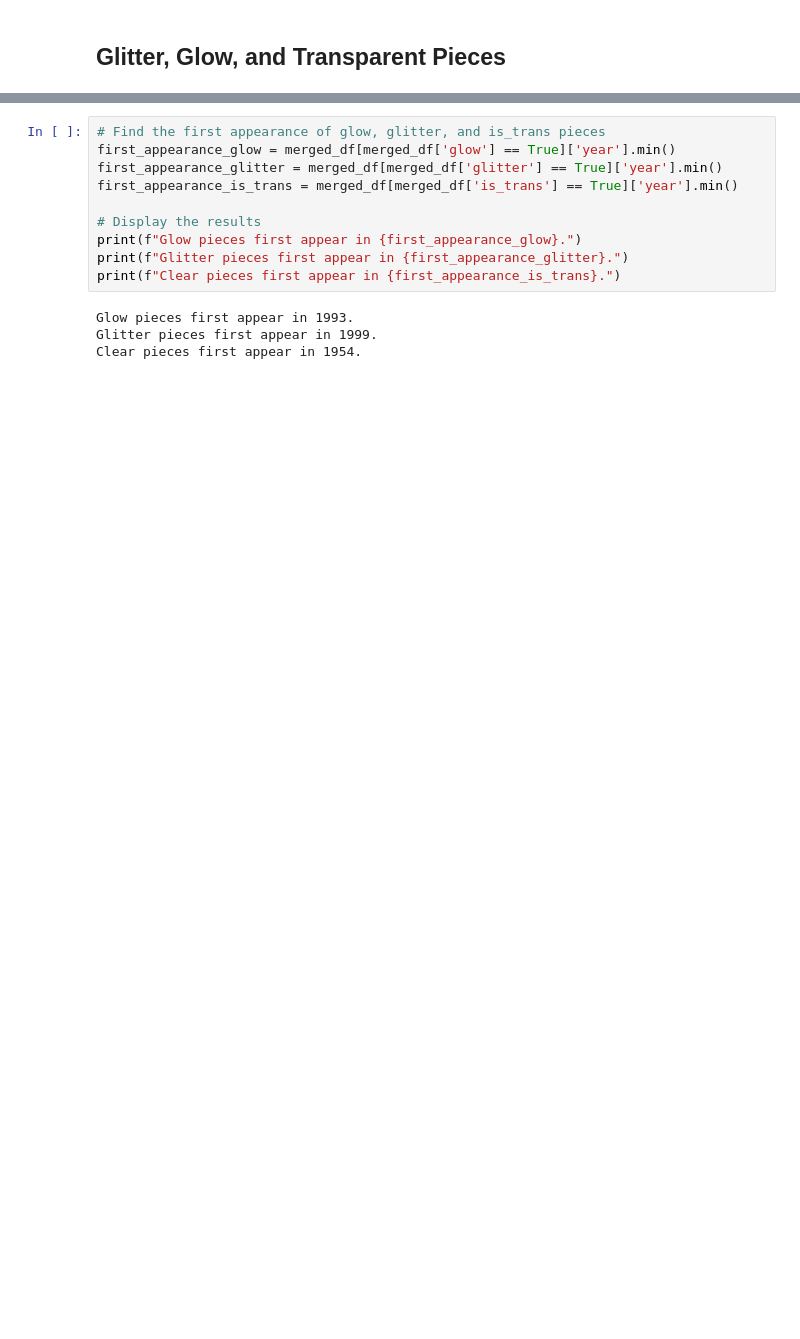
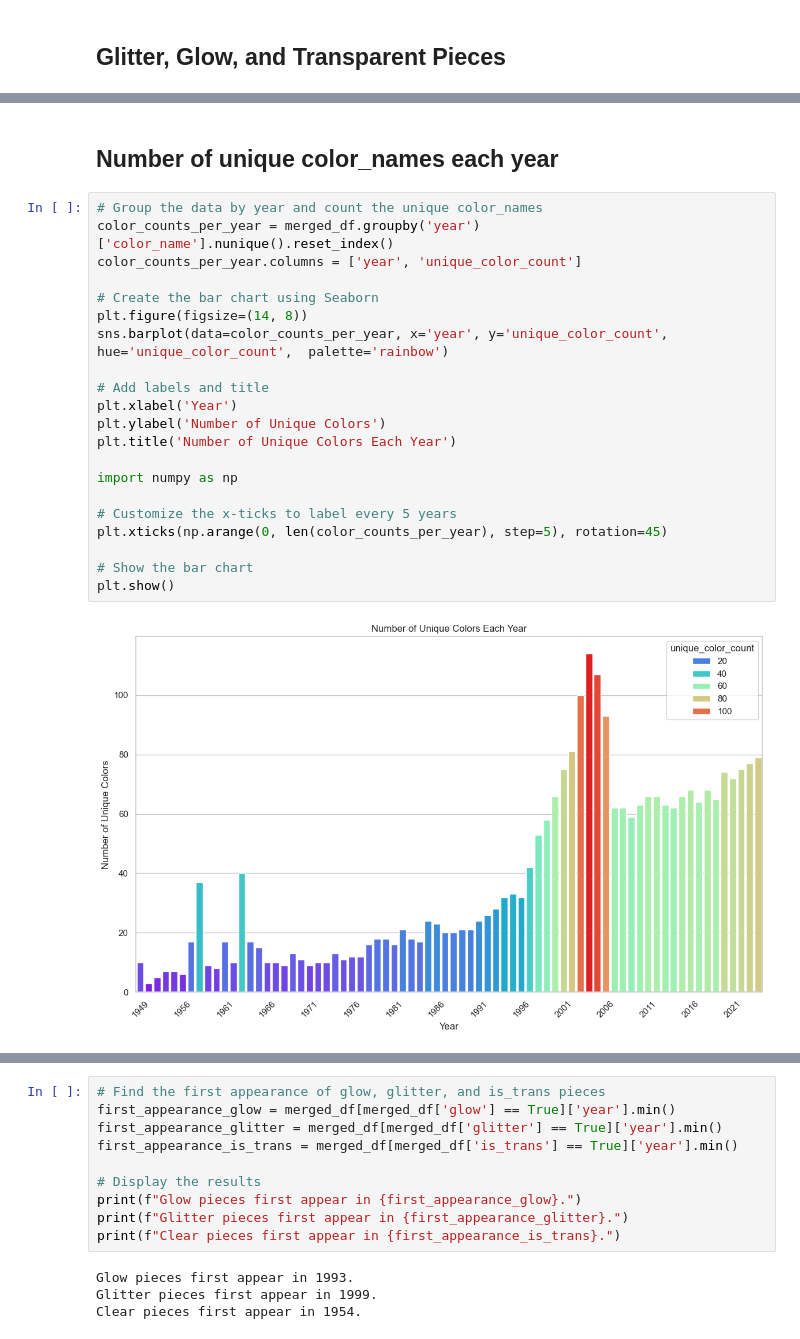
Before and after one commit to AmandaBoyers/analysis-legos-colors, a Jupyter notebook: 1 LEGO_Datasets.ipynb, the cells around one changed output, grey strips where cells are left out. Drawn from its saved outputs; the diff is of its cells as text; blank space fills up the shorter version.

```diff
--- a/1 LEGO_Datasets.ipynb
+++ b/1 LEGO_Datasets.ipynb
@@ -606,3 +671,28 @@ There are 71500 translucent pieces.
 There are 279 glitter pieces.
 There are 383 glow-in-the-dark pieces.
 [figure]
+# %% [markdown]
+## Number of unique color_names each year
+# %%
+# Group the data by year and count the unique color_names
+color_counts_per_year = merged_df.groupby('year')['color_name'].nunique().reset_index()
+color_counts_per_year.columns = ['year', 'unique_color_count']
+
+# Create the bar chart using Seaborn
+plt.figure(figsize=(14, 8))
+sns.barplot(data=color_counts_per_year, x='year', y='unique_color_count', hue='unique_color_count',  palette='rainbow')
+
+# Add labels and title
+plt.xlabel('Year')
+plt.ylabel('Number of Unique Colors')
+plt.title('Number of Unique Colors Each Year')
+
+import numpy as np
+
+# Customize the x-ticks to label every 5 years
+plt.xticks(np.arange(0, len(color_counts_per_year), step=5), rotation=45)
+
+# Show the bar chart
+plt.show()
+# %% [output]
+[figure, added]
```
Also changed, not shown: parts of 31 cells of this notebook, 1 other file.
